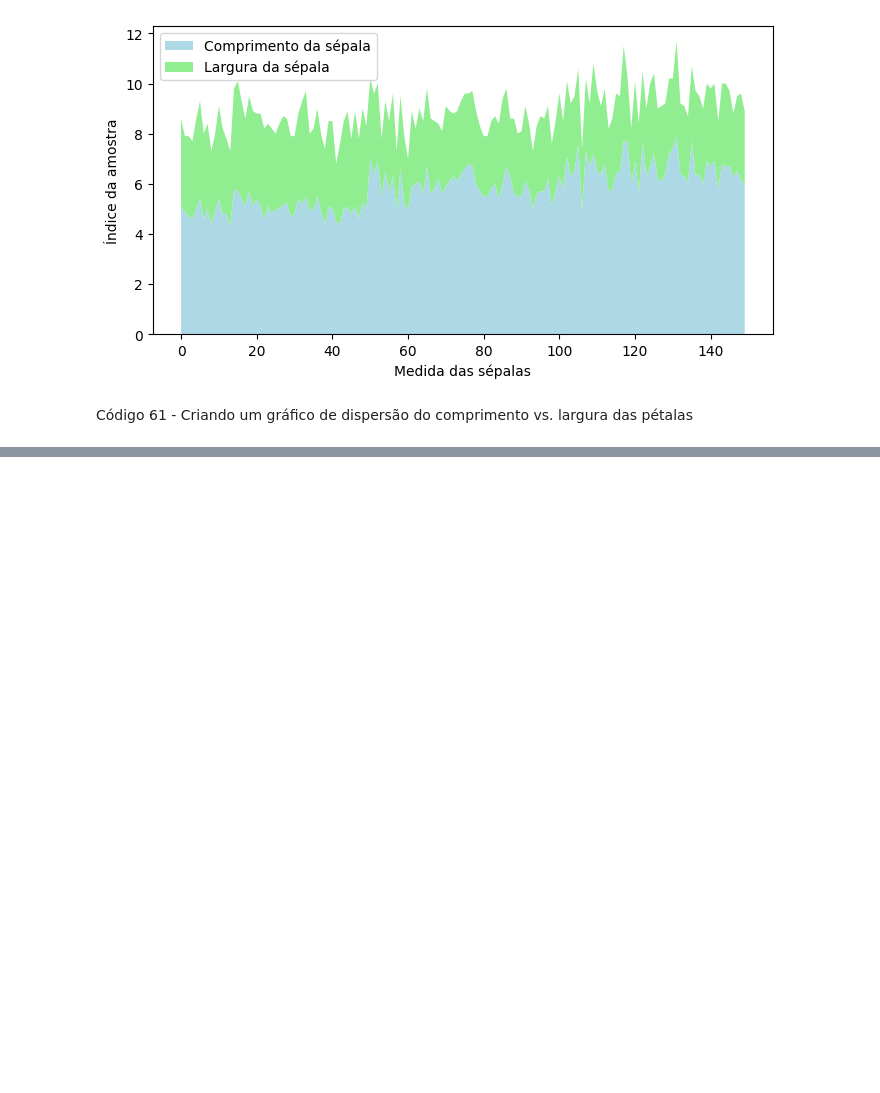
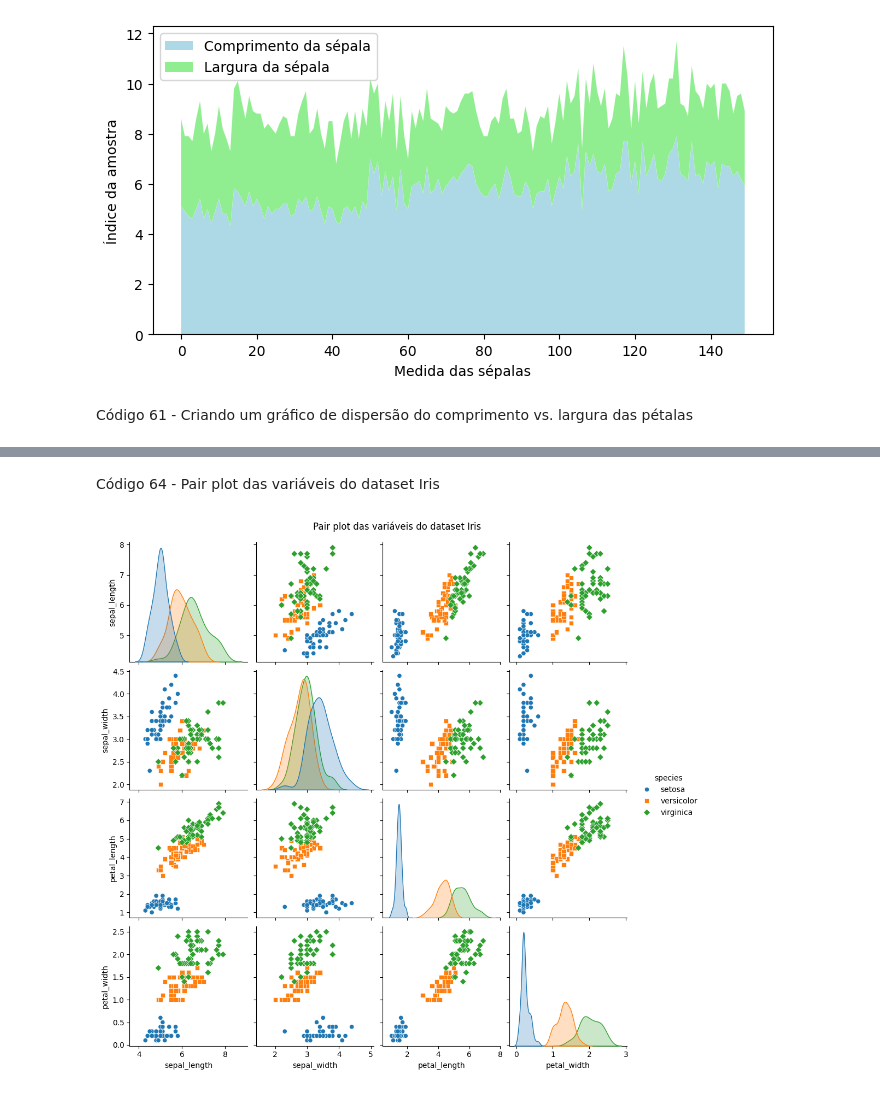
Before and after one commit to mariotlemes/pos-NLP, a Jupyter notebook: src/preliminar/python_para_processamento_de_dados.ipynb, the cells around one changed output, grey strips where cells are left out. Drawn from its saved outputs; the diff is of its cells as text; code cells hidden in the pictures; blank space fills up the shorter version.

```diff
--- a/src/preliminar/python_para_processamento_de_dados.ipynb
+++ b/src/preliminar/python_para_processamento_de_dados.ipynb
@@ -879,0 +941,11 @@ Código 61 - Criando um gráfico de dispersão do comprimento vs. largura das p
+# %% [markdown]
+Código 64 - Pair plot das variáveis do dataset Iris
+# %%
+import seaborn as sns
+
+sns.pairplot(iris, hue='species', markers=['o', 's', 'D'])
+plt.suptitle("Pair plot das variáveis do dataset Iris", y=1.02)
+
+plt.show()
+# %% [output]
+[figure, added]
```
Also changed, not shown: parts of 15 cells of this notebook.
